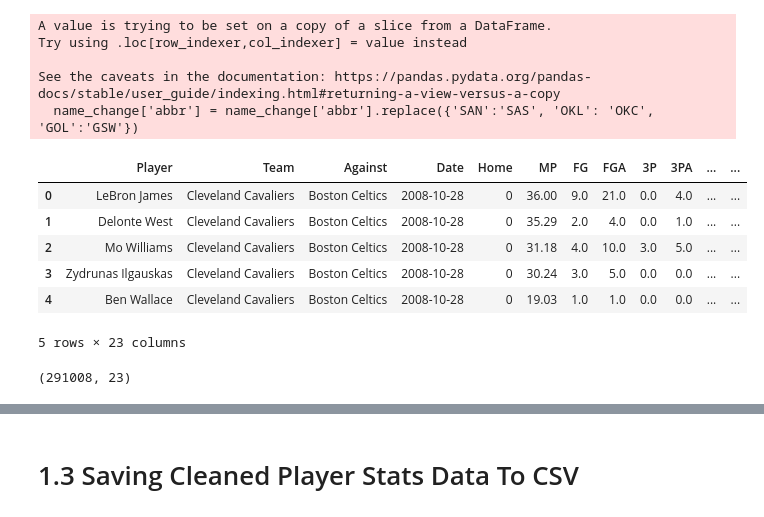
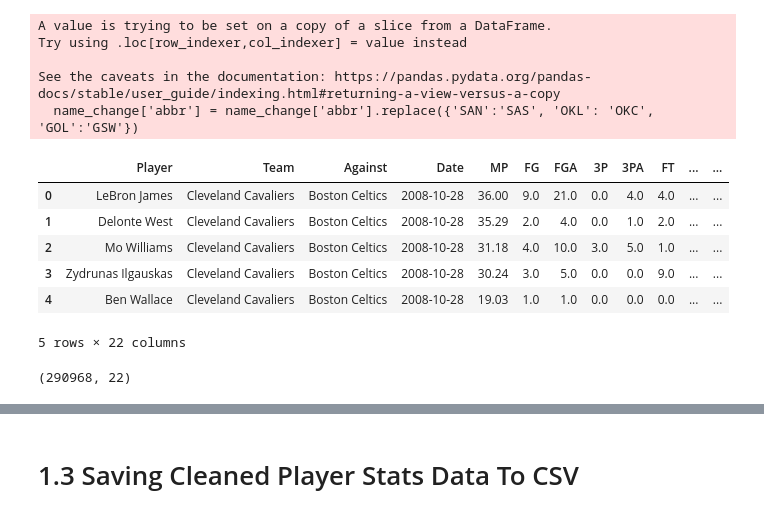
Before and after one commit to ElectricSheep007/UNH-Repo, a Jupyter notebook: DS_Guided_Capstone_2_Repo/virenv/Guided_Capstone_Project_2.ipynb, the cells around one changed output, grey strips where cells are left out. Cells and saved outputs as stored; diff of their text form; code cells hidden in the pictures.

```diff
--- a/DS_Guided_Capstone_2_Repo/virenv/Guided_Capstone_Project_2.ipynb
+++ b/DS_Guided_Capstone_2_Repo/virenv/Guided_Capstone_Project_2.ipynb
@@ -163,0 +170,2 @@ dtype: int64
+# %%
+player_stats = player_stats.dropna()
@@ -279,22 +286,24 @@ See the caveats in the documentation: https://pandas.pydata.org/pandas-docs/stab
   name_change['abbr'] = name_change['abbr'].replace({'SAN':'SAS', 'OKL': 'OKC', 'GOL':'GSW'})
 # %%
 player_stats['gameID'] =  player_stats['Date'].dt.strftime('%Y%m%d') + name_change['abbr']
+player_stats.drop(columns = 'Home', inplace=True)
 player_stats.head()
 # %% [output]
-|  | Player | Team | Against | Date | Home | MP | FG | FGA | 3P | 3PA | ... | ... |
-| 0 | LeBron James | Cleveland Cavaliers | Boston Celtics | 2008-10-28 | 0 | 36.00 | 9.0 | 21.0 | 0.0 | 4.0 | ... | ... |
-| 1 | Delonte West | Cleveland Cavaliers | Boston Celtics | 2008-10-28 | 0 | 35.29 | 2.0 | 4.0 | 0.0 | 1.0 | ... | ... |
-| 2 | Mo Williams | Cleveland Cavaliers | Boston Celtics | 2008-10-28 | 0 | 31.18 | 4.0 | 10.0 | 3.0 | 5.0 | ... | ... |
-| 3 | Zydrunas Ilgauskas | Cleveland Cavaliers | Boston Celtics | 2008-10-28 | 0 | 30.24 | 3.0 | 5.0 | 0.0 | 0.0 | ... | ... |
-| 4 | Ben Wallace | Cleveland Cavaliers | Boston Celtics | 2008-10-28 | 0 | 19.03 | 1.0 | 1.0 | 0.0 | 0.0 | ... | ... |
+|  | Player | Team | Against | Date | MP | FG | FGA | 3P | 3PA | FT | ... | ... |
+| 0 | LeBron James | Cleveland Cavaliers | Boston Celtics | 2008-10-28 | 36.00 | 9.0 | 21.0 | 0.0 | 4.0 | 4.0 | ... | ... |
+| 1 | Delonte West | Cleveland Cavaliers | Boston Celtics | 2008-10-28 | 35.29 | 2.0 | 4.0 | 0.0 | 1.0 | 2.0 | ... | ... |
+| 2 | Mo Williams | Cleveland Cavaliers | Boston Celtics | 2008-10-28 | 31.18 | 4.0 | 10.0 | 3.0 | 5.0 | 1.0 | ... | ... |
+| 3 | Zydrunas Ilgauskas | Cleveland Cavaliers | Boston Celtics | 2008-10-28 | 30.24 | 3.0 | 5.0 | 0.0 | 0.0 | 9.0 | ... | ... |
+| 4 | Ben Wallace | Cleveland Cavaliers | Boston Celtics | 2008-10-28 | 19.03 | 1.0 | 1.0 | 0.0 | 0.0 | 0.0 | ... | ... |
-5 rows × 23 columns
+5 rows × 22 columns
 # %%
 player_stats.sort_values(by = 'Date', ascending = False, inplace = True)
 player_stats.reset_index(inplace = True, drop = True)
 # %%
 player_stats.shape
+#Compared to the initial shape (373069, 27)
 # %% [output]
-(291008, 23)
+(290968, 22)
 # %%
 clean_player_stats = player_stats
 # %%
```
Also changed, not shown: parts of 72 cells of this notebook.
